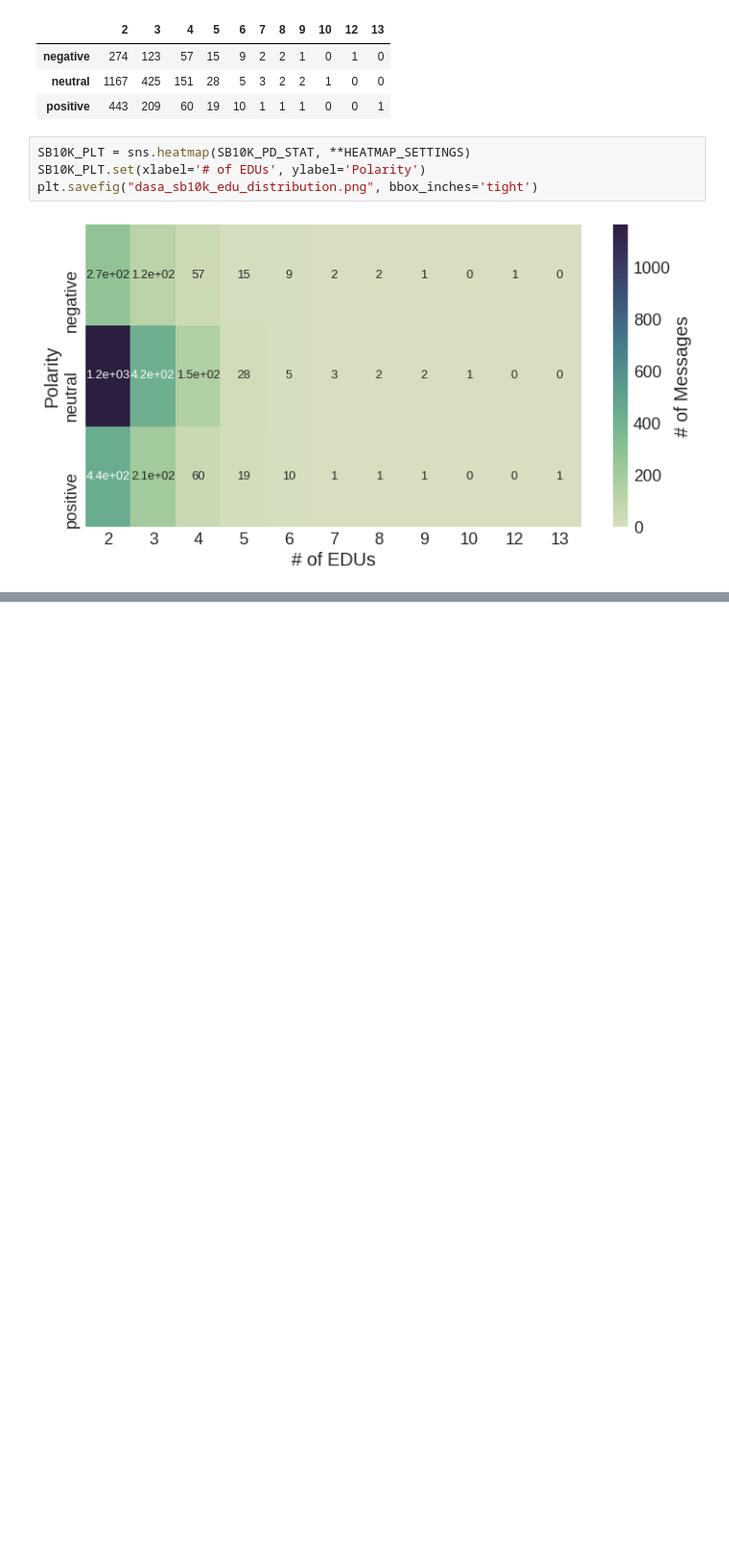
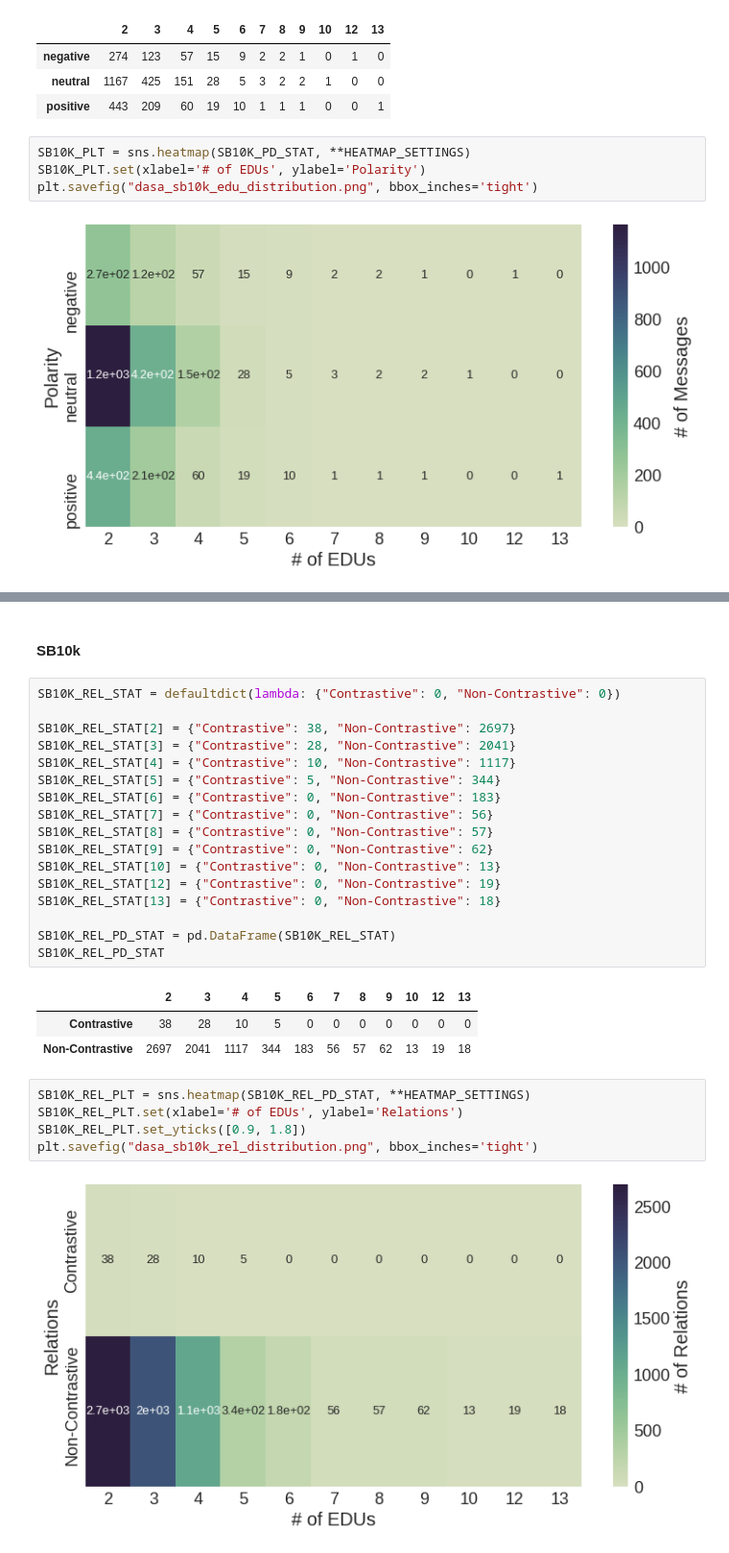
Before and after one commit to WladimirSidorenko/Dissertation, a Jupyter notebook: notebooks/dasa.ipynb, the cells around one changed output, grey strips where cells are left out. Shown at 96% size. Drawn from its saved outputs; the diff is of its cells as text; blank space fills up the shorter version.

```diff
--- a/notebooks/dasa.ipynb
+++ b/notebooks/dasa.ipynb
@@ -108,0 +143,30 @@ POTTS_NEG
+# %% [markdown]
+#### SB10k
+# %%
+SB10K_REL_STAT = defaultdict(lambda: {"Contrastive": 0, "Non-Contrastive": 0})
+
+SB10K_REL_STAT[2] = {"Contrastive": 38, "Non-Contrastive": 2697}
+SB10K_REL_STAT[3] = {"Contrastive": 28, "Non-Contrastive": 2041}
+SB10K_REL_STAT[4] = {"Contrastive": 10, "Non-Contrastive": 1117}
+SB10K_REL_STAT[5] = {"Contrastive": 5, "Non-Contrastive": 344}
+SB10K_REL_STAT[6] = {"Contrastive": 0, "Non-Contrastive": 183}
+SB10K_REL_STAT[7] = {"Contrastive": 0, "Non-Contrastive": 56}
+SB10K_REL_STAT[8] = {"Contrastive": 0, "Non-Contrastive": 57}
+SB10K_REL_STAT[9] = {"Contrastive": 0, "Non-Contrastive": 62}
+SB10K_REL_STAT[10] = {"Contrastive": 0, "Non-Contrastive": 13}
+SB10K_REL_STAT[12] = {"Contrastive": 0, "Non-Contrastive": 19}
+SB10K_REL_STAT[13] = {"Contrastive": 0, "Non-Contrastive": 18}
+
+SB10K_REL_PD_STAT = pd.DataFrame(SB10K_REL_STAT)
+SB10K_REL_PD_STAT
+# %% [output]
+|  | 2 | 3 | 4 | 5 | 6 | 7 | 8 | 9 | 10 | 12 | 13 |
+| Contrastive | 38 | 28 | 10 | 5 | 0 | 0 | 0 | 0 | 0 | 0 | 0 |
+| Non-Contrastive | 2697 | 2041 | 1117 | 344 | 183 | 56 | 57 | 62 | 13 | 19 | 18 |
+# %%
+SB10K_REL_PLT = sns.heatmap(SB10K_REL_PD_STAT, **HEATMAP_SETTINGS)
+SB10K_REL_PLT.set(xlabel='# of EDUs', ylabel='Relations')
+SB10K_REL_PLT.set_yticks([0.9, 1.8])
+plt.savefig("dasa_sb10k_rel_distribution.png", bbox_inches='tight')
+# %% [output]
+[figure, added]
```
Also changed, not shown: parts of 14 cells of this notebook, 7 other files.
